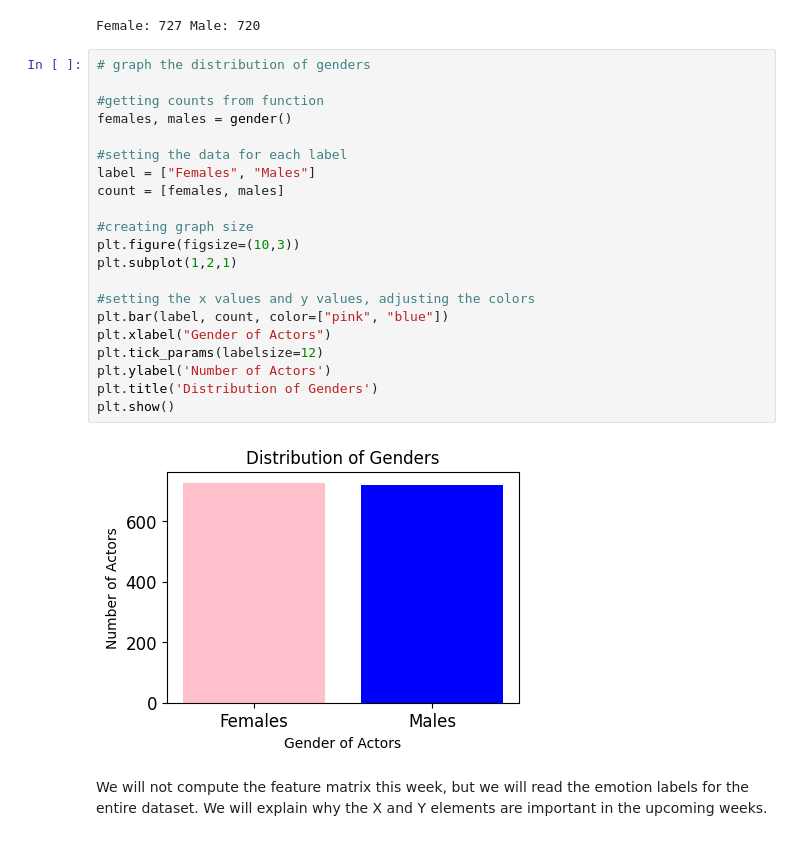
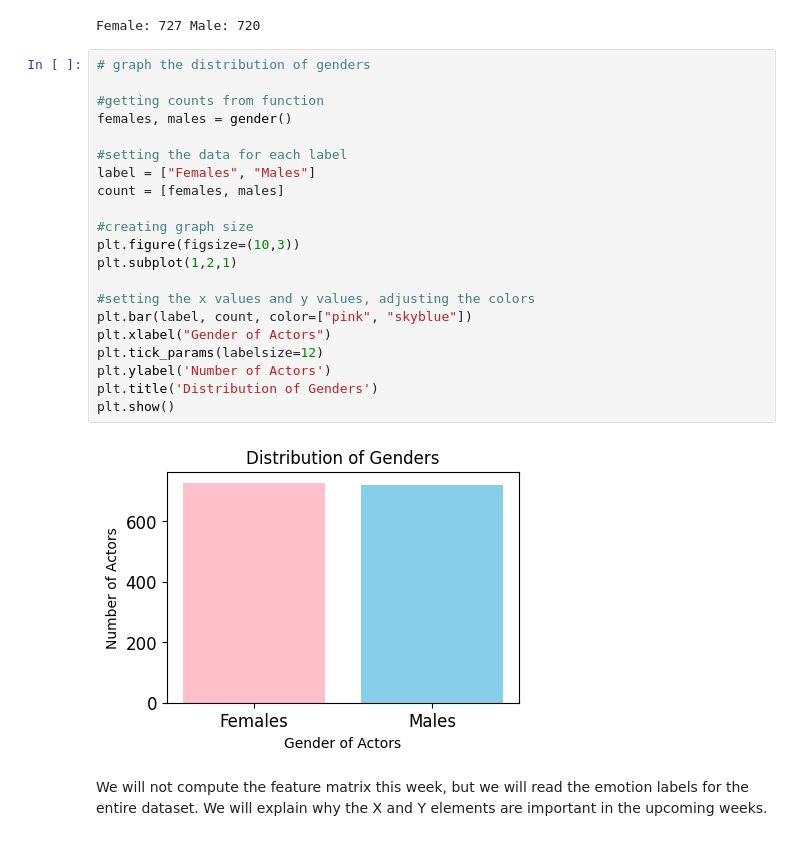
Before and after one commit to stnewaz/Week2-DataPreprocessing, a Jupyter notebook: Week 2.ipynb, the cells around one changed output. Cells and saved outputs as stored; diff of their text form.

```diff
--- a/Week 2.ipynb
+++ b/Week 2.ipynb
@@ -733,26 +733,26 @@ Female: 727 Male: 720
 # %%
 # graph the distribution of genders
 
 #getting counts from function
 females, males = gender()
 
 #setting the data for each label
 label = ["Females", "Males"]
 count = [females, males]
 
 #creating graph size
 plt.figure(figsize=(10,3))
 plt.subplot(1,2,1)
 
 #setting the x values and y values, adjusting the colors
-plt.bar(label, count, color=["pink", "blue"])
+plt.bar(label, count, color=["pink", "skyblue"])
 plt.xlabel("Gender of Actors")
 plt.tick_params(labelsize=12)
 plt.ylabel('Number of Actors')
 plt.title('Distribution of Genders')
 plt.show()
 # %% [output]
-[figure, old version]
+[figure, new version]
 # %% [markdown]
 We will not compute the feature matrix this week, but we will read the emotion labels for the entire dataset.
 We will explain why the X and Y elements are important in the upcoming weeks.
```
Also changed, not shown: parts of 2 cells of this notebook.
